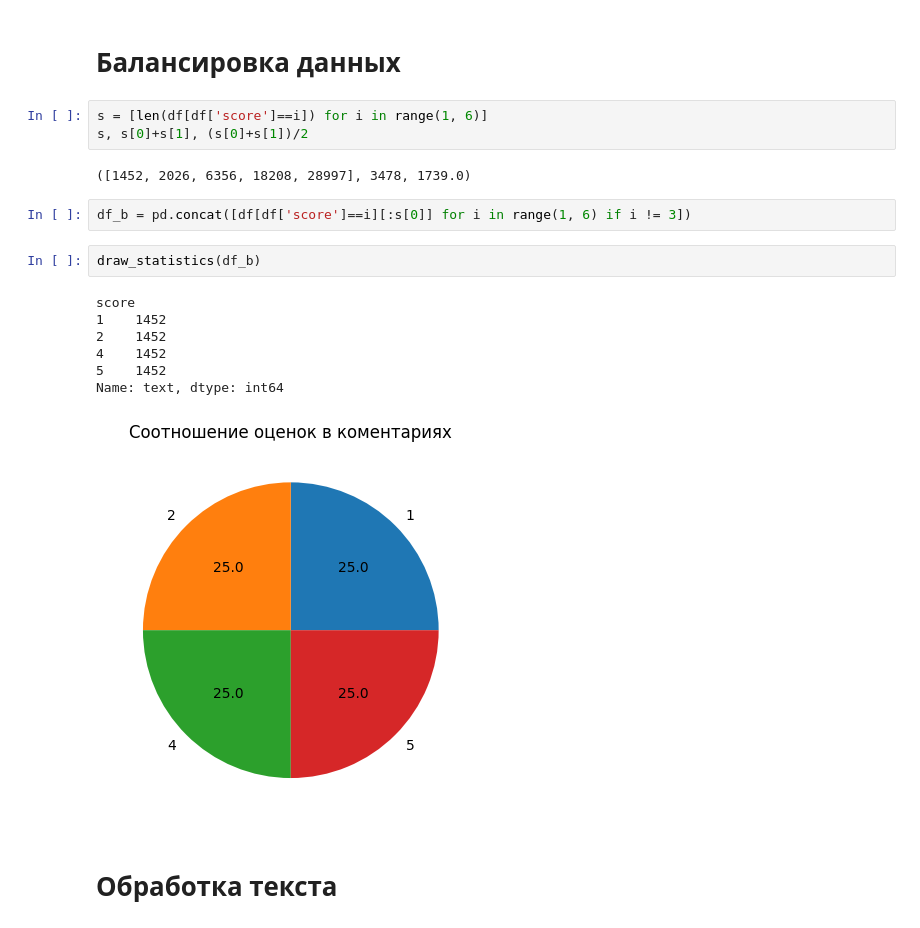
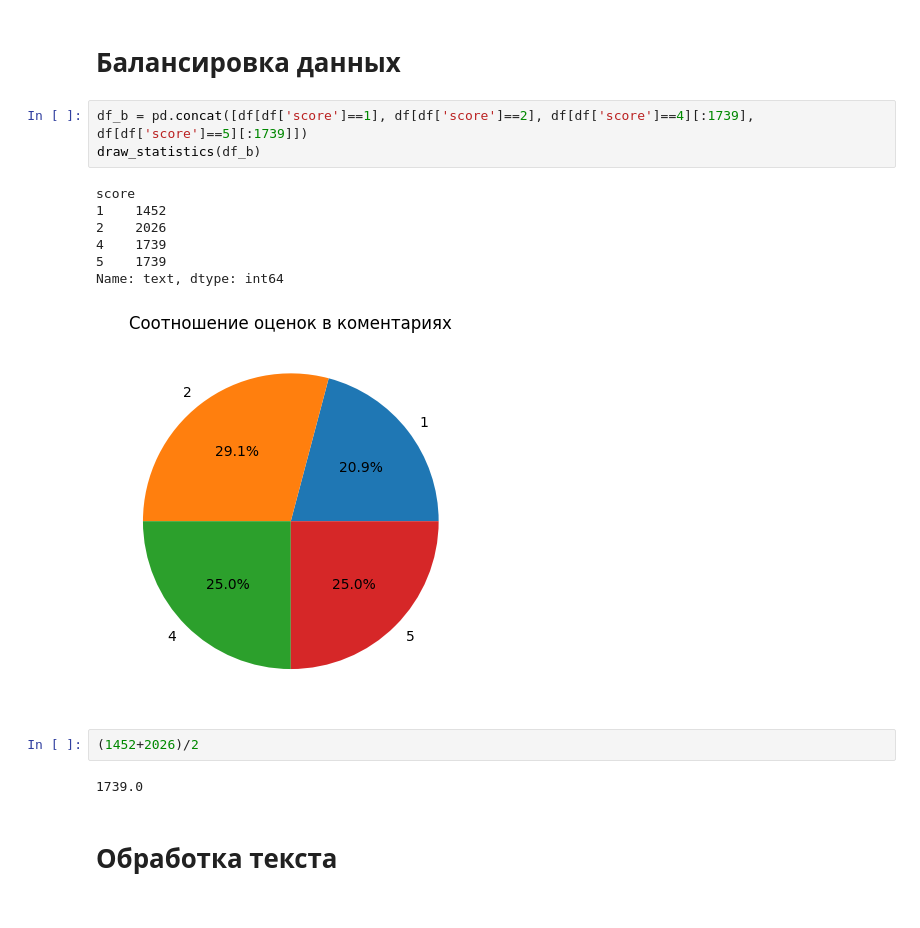
Before and after one commit to Ra9jkDM/ml_hotel_sentiment_analysis, a Jupyter notebook: Hotel sentiment analysis.ipynb, the cells around one changed output. Drawn from its saved outputs; the diff is of its cells as text.

```diff
--- a/Hotel sentiment analysis.ipynb
+++ b/Hotel sentiment analysis.ipynb
@@ -115,23 +117,21 @@ for i in range(1, 6):
 Оценка: 5 ['В этот отель мы приехали в октябре по совету моей подруги. И действительно он в реальности оказался превосходным.Конечно же это очень удобное расположение относительно всех важных объектов ...
 # %% [markdown]
 # Балансировка данных
-# %%
-s = [len(df[df['score']==i]) for i in range(1, 6)]
-s, s[0]+s[1], (s[0]+s[1])/2
-# %% [output]
-([1452, 2026, 6356, 18208, 28997], 3478, 1739.0)
-# %%
-df_b = pd.concat([df[df['score']==i][:s[0]] for i in range(1, 6) if i != 3])
-# %%
-draw_statistics(df_b)
-# %% [output]
-score
-1    1452
-2    1452
-4    1452
-5    1452
-Name: text, dtype: int64
-[figure, removed]
+# %%
+df_b = pd.concat([df[df['score']==1], df[df['score']==2], df[df['score']==4][:1739], df[df['score']==5][:1739]])
+draw_statistics(df_b)
+# %% [output]
+score
+1    1452
+2    2026
+4    1739
+5    1739
+Name: text, dtype: int64
+[figure, added]
+# %%
+(1452+2026)/2
+# %% [output]
+1739.0
 # %% [markdown]
 # Обработка текста
 # %%
```
Also changed, not shown: parts of 74 cells of this notebook, 9 other files.
